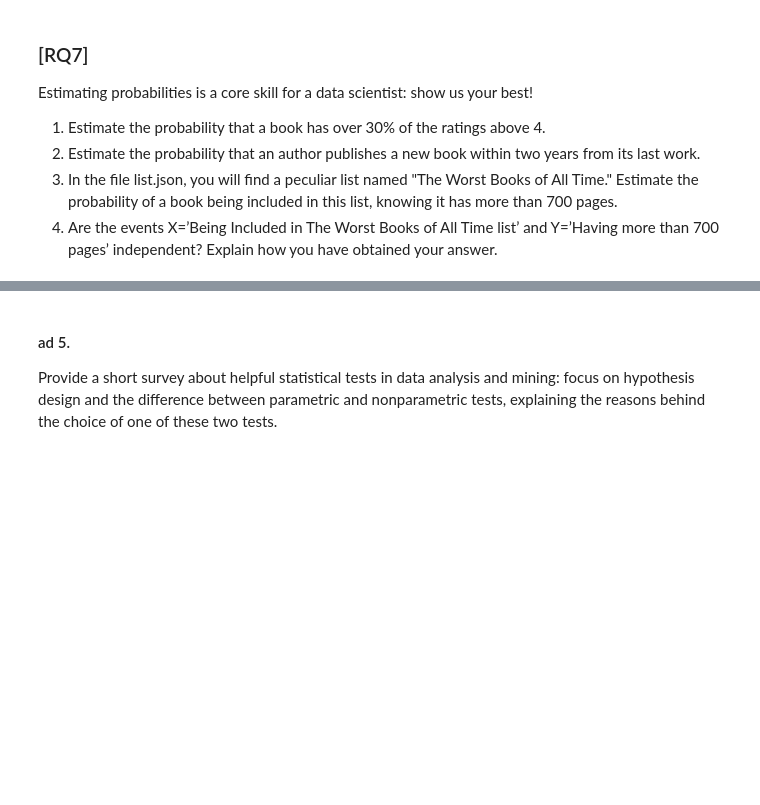
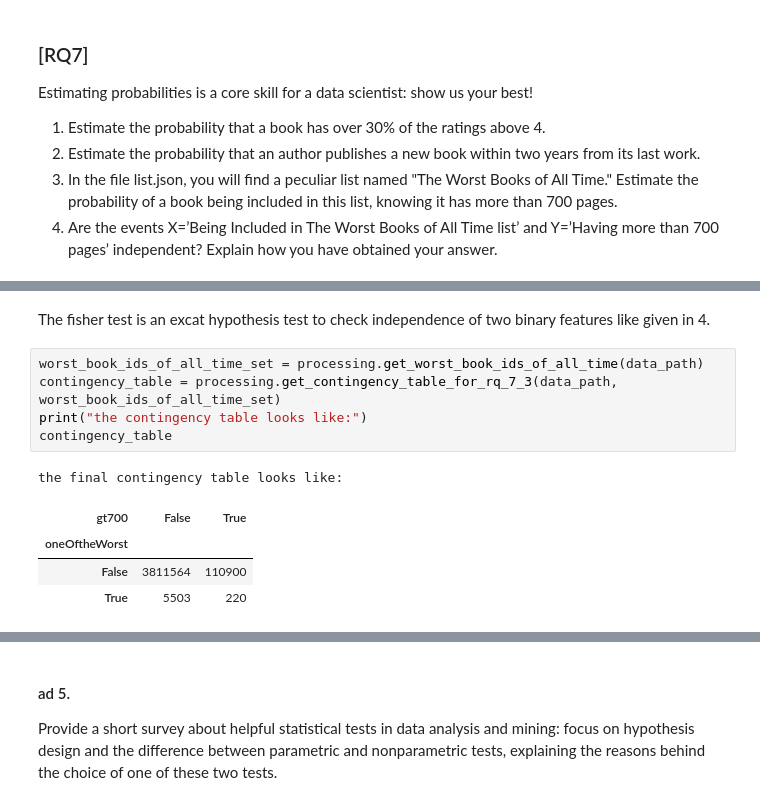
Before and after one commit to desterote753/ADM-HW2-Group3, a Jupyter notebook: main.ipynb, the cells around one changed output, grey strips where cells are left out. Saved outputs shown, nothing was run; the diff lists cells and outputs as text; blank space fills up the shorter version.

```diff
--- a/main.ipynb
+++ b/main.ipynb
@@ -453,0 +488,13 @@ Estimating probabilities is a core skill for a data scientist: show us your best
+# %% [markdown]
+The fisher test is an excat hypothesis test to check independence of two binary features like given in 4.
+# %%
+worst_book_ids_of_all_time_set = processing.get_worst_book_ids_of_all_time(data_path)
+contingency_table = processing.get_contingency_table_for_rq_7_3(data_path, worst_book_ids_of_all_time_set)
+print("the contingency table looks like:")
+contingency_table
+# %% [output]
+the final contingency table looks like:
+| gt700 | False | True |
+| oneOftheWorst |  |  |
+| False | 3811564 | 110900 |
+| True | 5503 | 220 |
```
Also changed, not shown: parts of 29 cells of this notebook.
